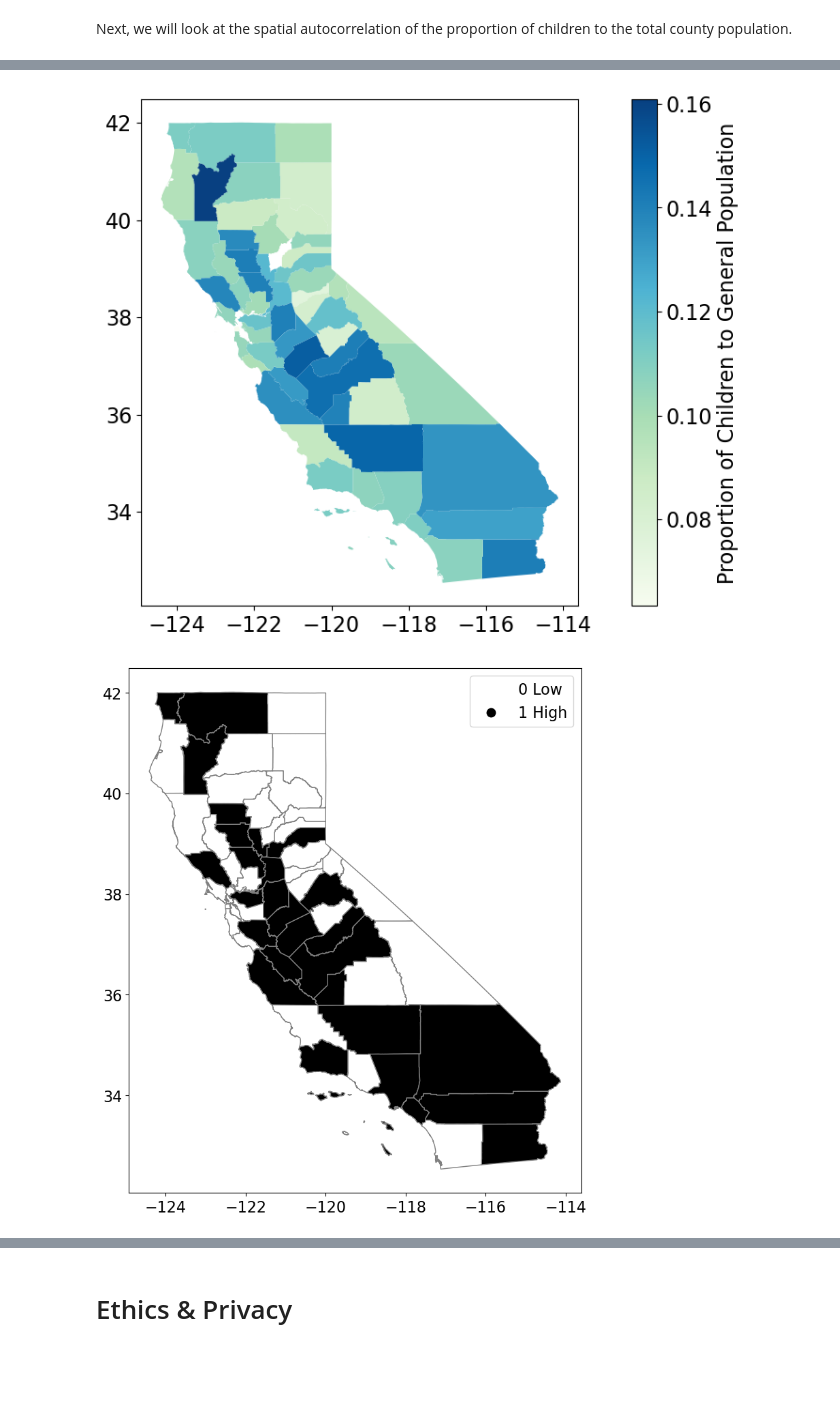
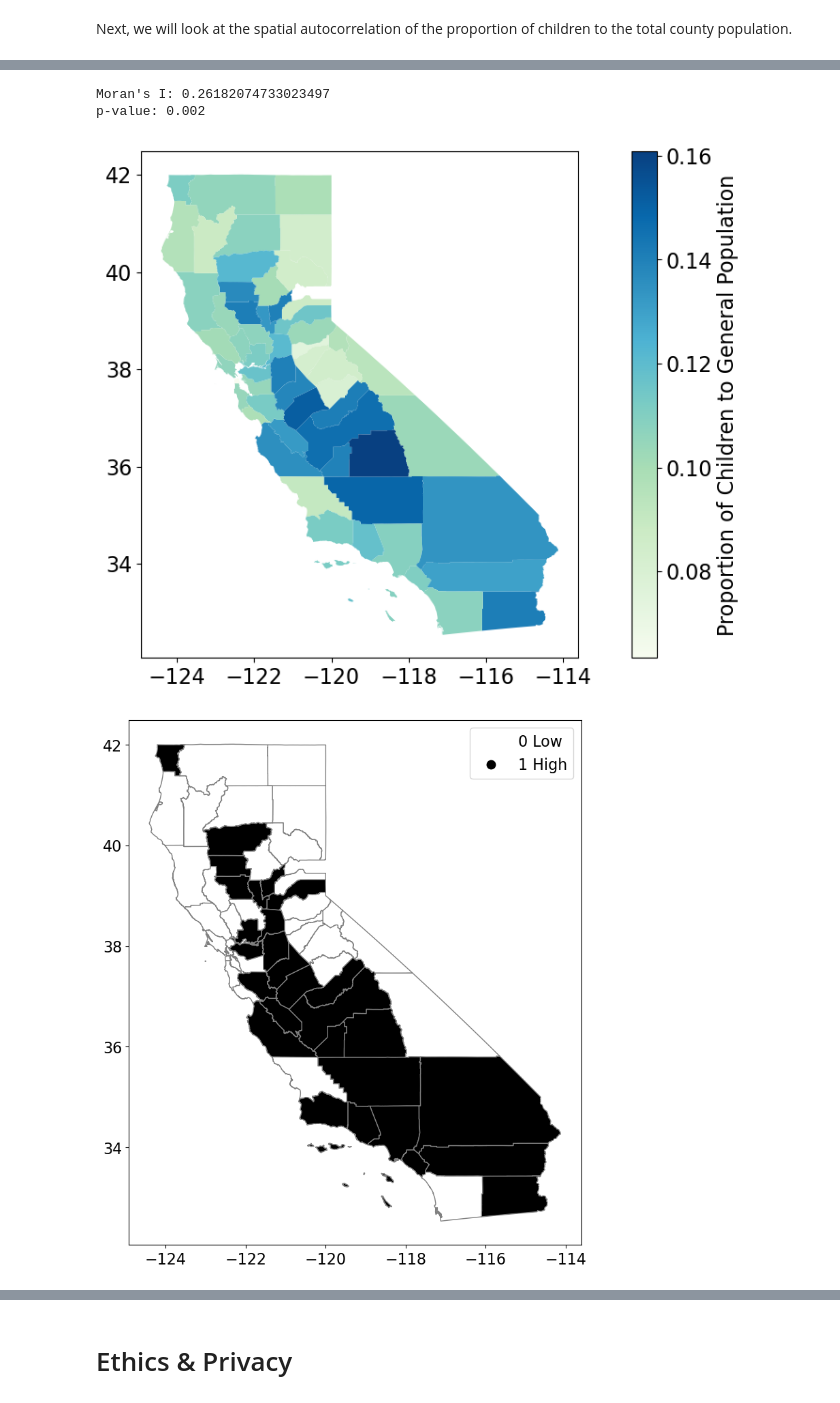
Before and after one commit to KaitlynChou/COGS-108-Project, a Jupyter notebook: EDACheckpoint_Group057_WI24.ipynb, the cells around one changed output, grey strips where cells are left out. Saved outputs shown, nothing was run; the diff lists cells and outputs as text; code cells hidden in the pictures; blank space fills up the shorter version.

```diff
--- a/EDACheckpoint_Group057_WI24.ipynb
+++ b/EDACheckpoint_Group057_WI24.ipynb
@@ -671,11 +703,5 @@ ca_counties_FIPS.head()
 # %%
-#add the Registered Users and Children Borrowers data to plot to the geodataframe
-FIPS_data = ca_counties_FIPS.copy()
-FIPS_data.insert(4, 'Registered Users Per 1k People', libraries_per['Registered Users Per 1k People'])
-FIPS_data.insert(5, 'Children Borrowers Per 1k Children', libraries_per['Children Borrowers Per 1k Children'])
-#FIPS_data.head()
-
-#plot
+#plotting child borrowers and all registered users
 fig, axs = plt.subplots(1, 2, figsize=(15, 5))
 for ax in axs:
     divider = make_axes_locatable(ax)
@@ -685,4 +711,11 @@ FIPS_data.plot(column='Registered Users Per 1k People', ax=axs[0], cmap='GnBu',
 
 FIPS_data.plot(column='Children Borrowers Per 1k Children', ax=axs[1], cmap='GnBu', legend=True,
                legend_kwds={"label": "Children Borrowers Per 1k Children", "orientation": "vertical"});
+
+#seeing the distribution
+fig, axs = plt.subplots(1, 2, figsize=(20, 5))
+
+sns.distplot(FIPS_data['Registered Users Per 1k People'], ax=axs[0])
+sns.distplot(FIPS_data['Children Borrowers Per 1k Children'], ax=axs[1])
+#from this distplot it seems like most are concentrated between 125 and 1100 with a few around 2600 registered users/person
 # %% [output]
@@ -773,18 +790,3 @@ The Moran's I value indicates a tendency towards clustering with a positive numb
 Next, we will map the CAASPP result data that we analyzed with the scatterplots in the Exploration of CAASPP Reading Score Data.
 # %% [markdown]
 Next, we will look at the spatial autocorrelation of the proportion of children to the total county population.
-# %%
-#adding population proportion to FIPS dataframe
-population_2017 = pop_prop[pop_prop['YEAR'] == 2017].reset_index(drop=True)
-FIPS_data.insert(6, 'Child Proportion', population_2017['Child_Prop'])
-
-#adding percent of grade 4 who exceeded ELA in 2017
-caaspp_17Exceed = caaspp[(caaspp['Test Year']==2017) & (caaspp['Grade']==4)]['Percent Exceeded ELA'].reset_index(drop=True)
-FIPS_data.insert(6, 'Exceeded, Grade 4, 2017', caaspp_17Exceed)
-
-#adding lib childrens book circulation for 2017
-libcirc_2017 = libraries_per[libraries_per['Year']==2017]['Circ. Childrens Materials Per 1k Children'].reset_index(drop=True)
-FIPS_data.insert(6, 'Circ. Child Materials, 2017', libcirc_2017)
-
-FIPS_data.head()
-#caaspp_17Exceed
@@ -811,20 +793,28 @@ FIPS_data_temp = FIPS_data.dropna(subset=['Child Proportion'])
 # %%
 fig, ax = plt.subplots(1, 1, figsize=(10, 7))
 divider = make_axes_locatable(ax)
 FIPS_data.plot(column='Child Proportion', ax=ax, cmap='GnBu', legend=True,
                legend_kwds={"label": "Proportion of Children to General Population", "orientation": "vertical"});
 
+#dichotomize data and plot visualization
 y = FIPS_data['Child Proportion']
 yb = y > y.median()
 labels = ["0 Low", "1 High"]
 yb = [labels[i] for i in 1*yb]
 FIPS_data['yb'] = yb
 
-#SPATIAL AUTOCORRELATION GRAPH(non-filtered)
 fig = plt.figure(figsize=(12,10))
 ax = plt.gca()
 FIPS_data.plot(column='yb', cmap='binary',
         edgecolor='grey', legend=True, ax=ax);
+
+#calculate correlation: even less significant and weak positive correlation (similar values tend to be closer)
+w_knn = weights.KNN.from_dataframe(FIPS_data, k=5)
+moran = Moran(FIPS_data['Child Proportion'], w_knn)
+print("Moran's I:", moran.I)
+print("p-value:", moran.p_sim)
 # %% [output]
+Moran's I: 0.26182074733023497
+p-value: 0.002
-[figure, old version]
+[figure, new version]
-[figure, old version]
+[figure, new version]
```
Also changed, not shown: parts of 17 cells of this notebook, 1 other file.
